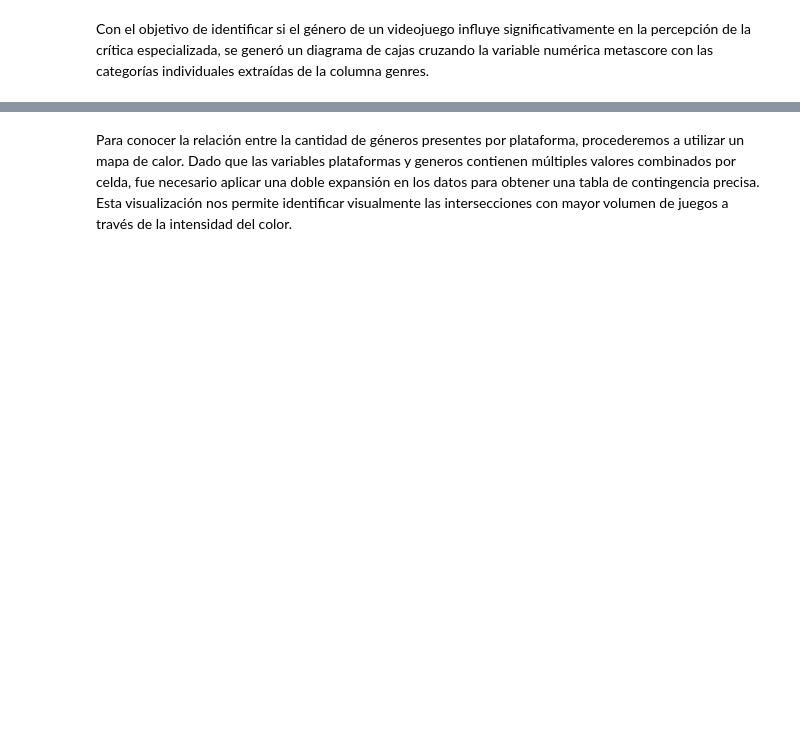
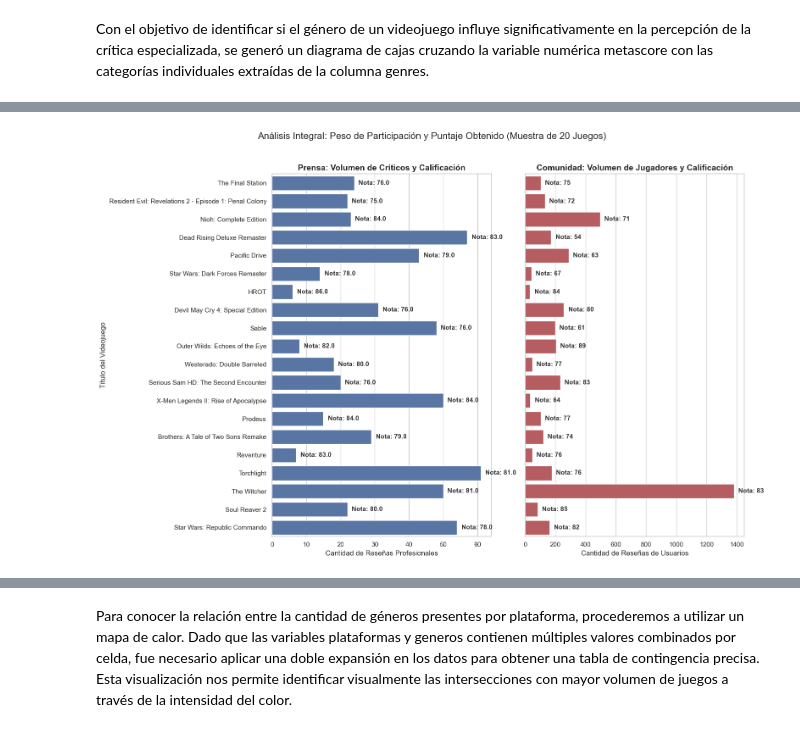
Before and after one commit to SantiagoCiaponi/data-science, a Jupyter notebook: notebooks/data_mining.ipynb, the cells around one changed output, grey strips where cells are left out. Drawn from its saved outputs; the diff is of its cells as text; code cells hidden in the pictures; blank space fills up the shorter version.

```diff
--- a/notebooks/data_mining.ipynb
+++ b/notebooks/data_mining.ipynb
@@ -613,0 +1190,34 @@ Survival destaca ligeramente como el género con la mediana de aprobación más
+# %%
+df_random = df.sample(n=20, random_state=42)
+
+fig, axes = plt.subplots(1, 2, figsize=(16, 10), sharey=True)
+sns.set_theme(style="whitegrid")
+
+
+sns.barplot(data=df_random, x="metascore_count", y="title", ax=axes[0], color="#4C72B0")
+axes[0].set_title("Prensa: Volumen de Críticos y Calificación", fontsize=14, fontweight='bold')
+axes[0].set_xlabel("Cantidad de Reseñas Profesionales", fontsize=12)
+axes[0].set_ylabel("Título del Videojuego", fontsize=12)
+
+
+for i, (count, score) in enumerate(zip(df_random['metascore_count'], df_random['metascore'])):
+    margen = axes[0].get_xlim()[1] * 0.02
+    axes[0].text(count + margen, i, f'Nota: {score}', va='center', fontsize=11, fontweight='bold', color='#333333')
+
+
+sns.barplot(data=df_random, x="userscore_count", y="title", ax=axes[1], color="#C44E52")
+axes[1].set_title("Comunidad: Volumen de Jugadores y Calificación", fontsize=14, fontweight='bold')
+axes[1].set_xlabel("Cantidad de Reseñas de Usuarios", fontsize=12)
+axes[1].set_ylabel("")
+
+
+for i, (count, score) in enumerate(zip(df_random['userscore_count'], df_random['userscore'])):
+    margen = axes[1].get_xlim()[1] * 0.02
+    axes[1].text(count + margen, i, f'Nota: {score}', va='center', fontsize=11, fontweight='bold', color='#333333')
+
+
+fig.suptitle("Análisis Integral: Peso de Participación y Puntaje Obtenido (Muestra de 20 Juegos)", fontsize=16, y=1.02)
+plt.tight_layout()
+plt.show()
+# %% [output]
+[figure, added]
```
Also changed, not shown: parts of 139 cells of this notebook, 1 other file.
